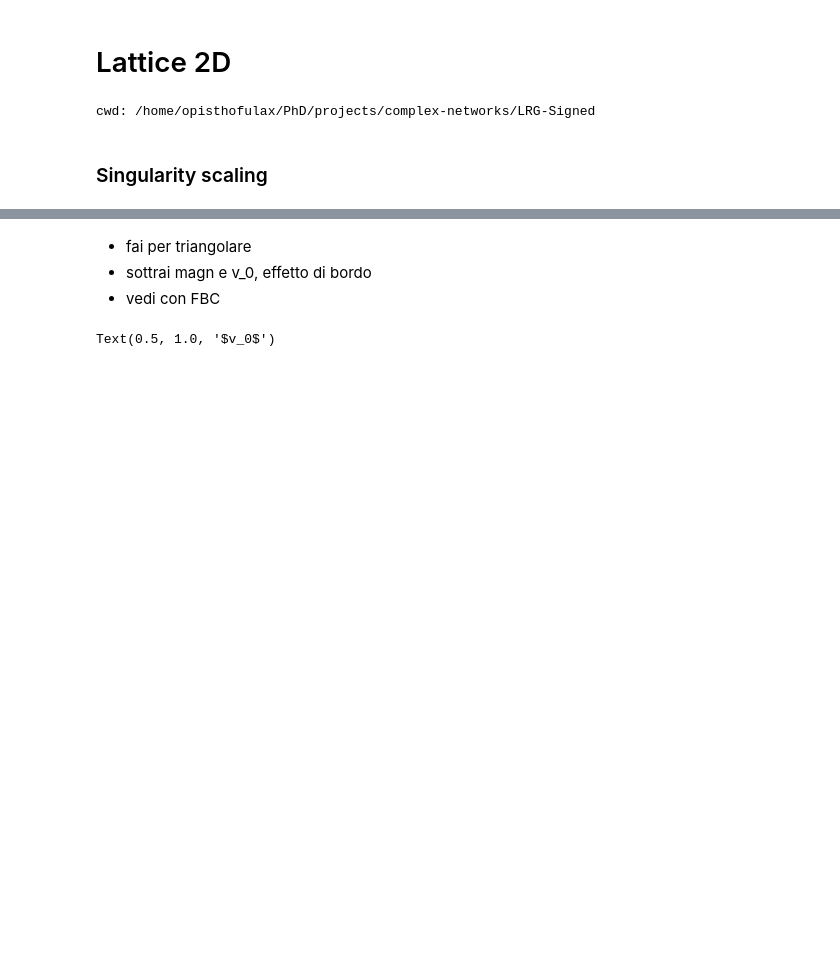
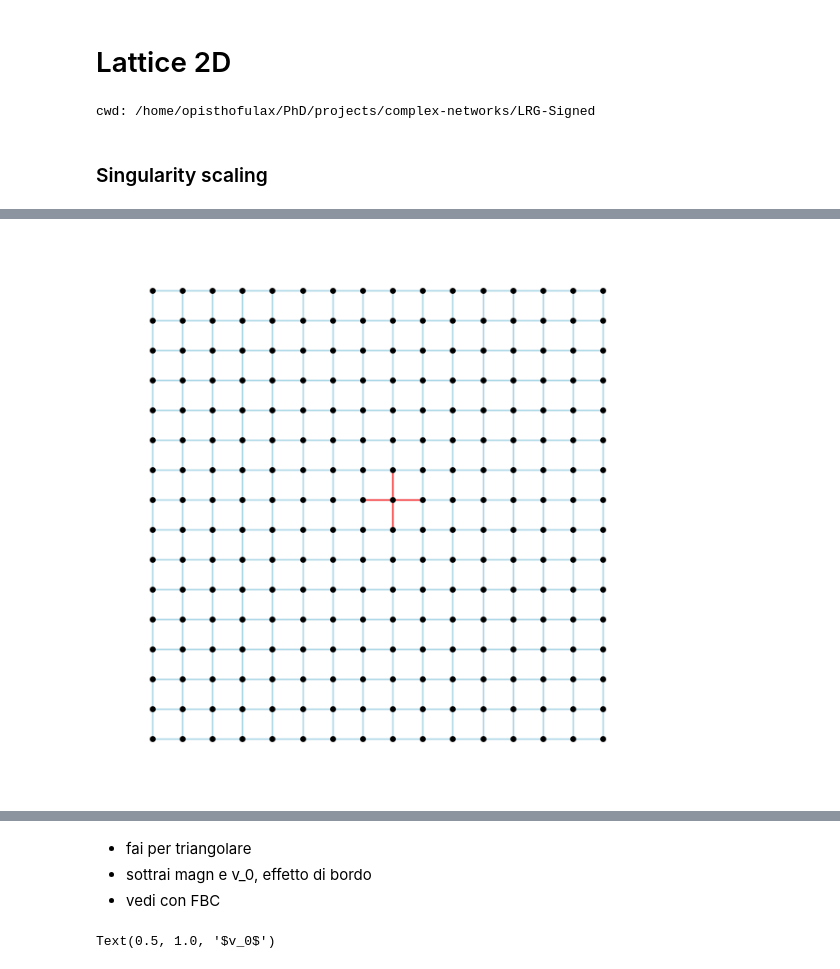
Before and after one commit to giulioiannelli/lrgsglib-public, a Jupyter notebook: nb/lattc2dsq_SLDynamics.ipynb, the cells around one changed output, grey strips where cells are left out. Saved outputs shown, nothing was run; the diff lists cells and outputs as text; code cells hidden in the pictures; blank space fills up the shorter version.

```diff
--- a/nb/lattc2dsq_SLDynamics.ipynb
+++ b/nb/lattc2dsq_SLDynamics.ipynb
@@ -33,3 +50,18 @@ for side in sizes:
+# %%
+G = lattices[16].G
+G_edges_ww = G.edges(data='weight')
+edgecol = ['lightblue' if e[2] > 0 else 'r' for e in G_edges_ww]
+
+fig, ax = plt.subplots(figsize=(8, 8))
+nx.draw(G,
+        pos=lattices[16].posG,
+        ax=ax,
+        edge_color=edgecol,
+        node_color='k',
+        node_size=15,
+        with_labels=False)
+# %% [output]
+[figure, added]
 # %%
 fig, ax = plt.subplots()
 
```
Also changed, not shown: parts of 7 cells of this notebook, 24 other files.
